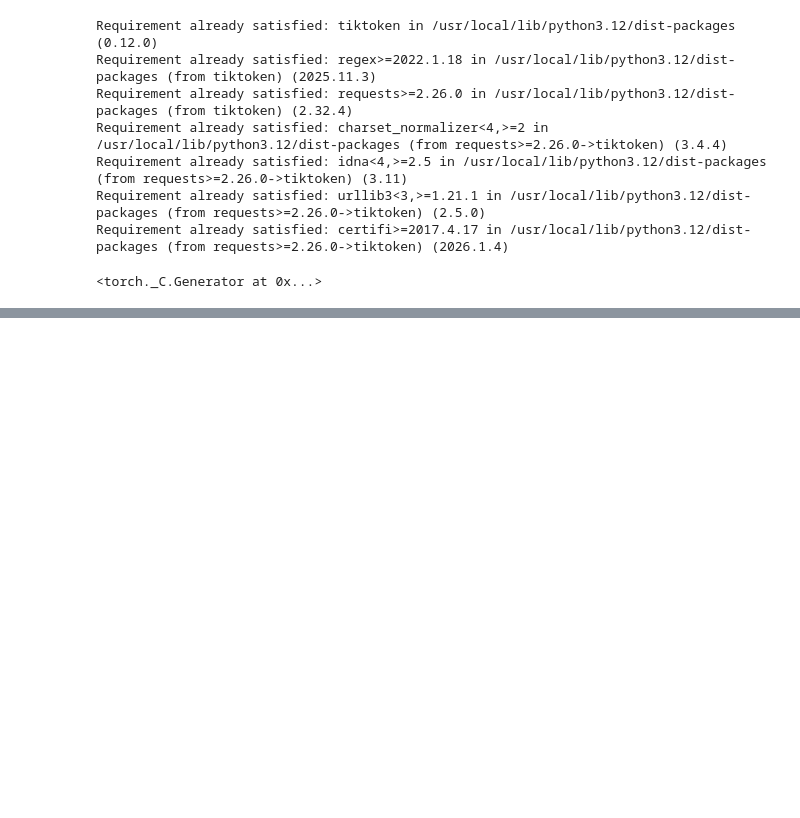
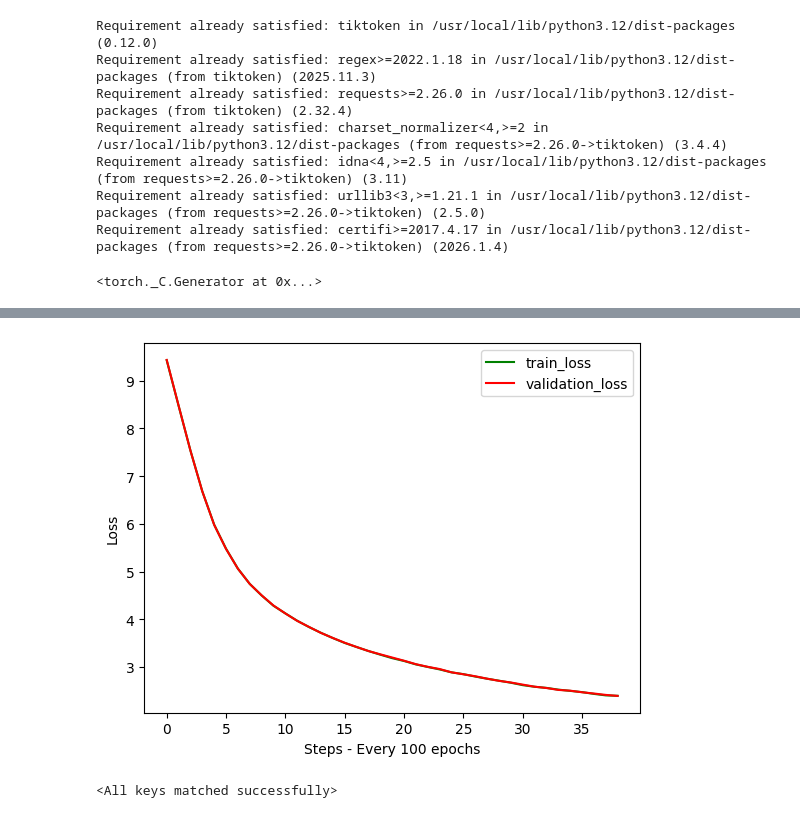
Before and after one commit to maverick0721/SLM-from-scratch, a Jupyter notebook: slm-from-scratch.ipynb, the cells around one changed output, grey strips where cells are left out. Saved outputs shown, nothing was run; the diff lists cells and outputs as text; code cells hidden in the pictures; blank space fills up the shorter version.

Commit message:
Pre-Training SLM & Plotting Loss Function and then Running Inference on Trained Model

```diff
--- a/slm-from-scratch.ipynb
+++ b/slm-from-scratch.ipynb
@@ -298,0 +299,34 @@ scaler = torch.cuda.amp.GradScaler(enabled=(dtype == 'float16'))
+# %%
+best_val_loss = float('inf')
+best_model_params_path = "best_model_params.pt"
+train_loss_list, validation_loss_list = [], []
+
+model = model.to(device)
+
+for epoch in tqdm(range(max_iters)):
+    if epoch % eval_iters == 0 and epoch != 0:
+
+        losses = estimate_loss(model)
+        print(f"Epoch {epoch}: train loss {losses['train']:.4f}, val loss {losses['val']:.4f}")
+        print(f"The current learning rate: {optimizer.param_groups[0]['lr']:.5f}")
+        train_loss_list += [losses['train']]
+        validation_loss_list += [losses['val']]
+
+        if losses['val'] < best_val_loss:
+            best_val_loss = losses['val']
+            torch.save(model.state_dict(), best_model_params_path)
+
+    X, y = get_batch("train")
+    X, y = X.to(device), y.to(device)
+
+    with ctx:
+        logits, loss = model(X, y)
+        loss = loss / gradient_accumulation_steps
+        scaler.scale(loss).backward()
+
+    if ((epoch + 1) % gradient_accumulation_steps == 0) or (epoch + 1 == max_iters):
+        torch.nn.utils.clip_grad_norm_(model.parameters(), max_norm=0.5)
+        scaler.step(optimizer)
+        scaler.update()
+        optimizer.zero_grad(set_to_none=True)
+    scheduler.step()
@@ -298,0 +351,20 @@ scaler = torch.cuda.amp.GradScaler(enabled=(dtype == 'float16'))
+# %%
+import matplotlib.pyplot as plt
+train_loss_list_converted = [i.cpu().detach() for i in train_loss_list]
+validation_loss_list_converted = [i.cpu().detach() for i in validation_loss_list]
+
+plt.plot(train_loss_list_converted, 'g', label='train_loss')
+plt.plot(validation_loss_list_converted, 'r', label='validation_loss')
+plt.xlabel("Steps - Every 100 epochs")
+plt.ylabel("Loss")
+plt.legend()
+plt.show()
+# %% [output]
+[figure, added]
+# %%
+model = GPT(config)
+device =  "cuda" if torch.cuda.is_available() else "cpu"
+best_model_params_path = "best_model_params.pt"
+model.load_state_dict(torch.load(best_model_params_path, map_location=torch.device(device)))
+# %% [output]
+<All keys matched successfully>
```
Also changed, not shown: parts of 3 cells of this notebook.
